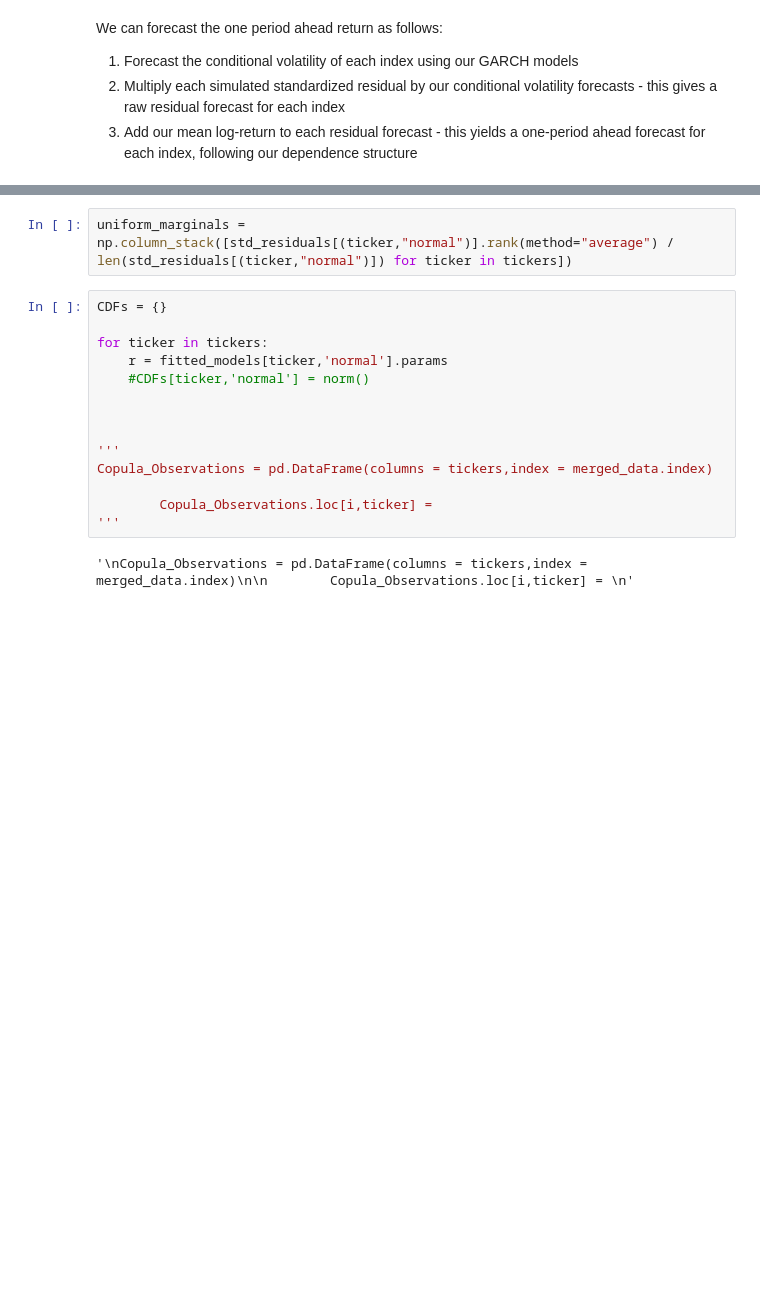
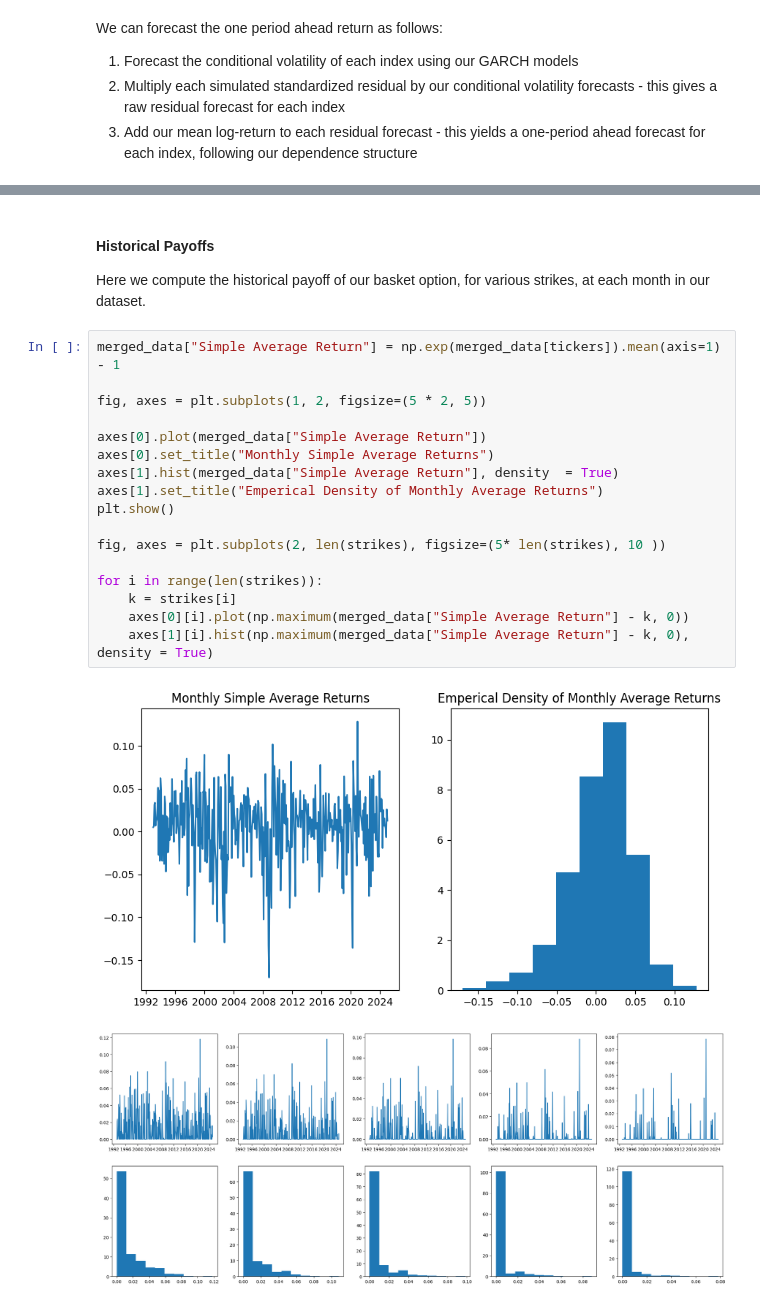
Before and after one commit to somethingwithmuffininit/GARCH-Copula-BasketModel, a Jupyter notebook: program.ipynb, the cells around one changed output, grey strips where cells are left out. Drawn from its saved outputs; the diff is of its cells as text; blank space fills up the shorter version.

```diff
--- a/program.ipynb
+++ b/program.ipynb
@@ -471,18 +678,24 @@ Strike: 0.05 Payoff: 0.0
-# %%
-uniform_marginals = np.column_stack([std_residuals[(ticker,"normal")].rank(method="average") / len(std_residuals[(ticker,"normal")]) for ticker in tickers])
-# %%
-CDFs = {}
-
-for ticker in tickers:
-    r = fitted_models[ticker,'normal'].params
-    #CDFs[ticker,'normal'] = norm()
-
-
-
-'''
-Copula_Observations = pd.DataFrame(columns = tickers,index = merged_data.index)
-
-        Copula_Observations.loc[i,ticker] =
-'''
-# %% [output]
-'\nCopula_Observations = pd.DataFrame(columns = tickers,index = merged_data.index)\n\n        Copula_Observations.loc[i,ticker] = \n'
+# %% [markdown]
+#### Historical Payoffs
+
+Here we compute the historical payoff of our basket option, for various strikes, at each month in our dataset.
+# %%
+merged_data["Simple Average Return"] = np.exp(merged_data[tickers]).mean(axis=1) - 1
+
+fig, axes = plt.subplots(1, 2, figsize=(5 * 2, 5))
+
+axes[0].plot(merged_data["Simple Average Return"])
+axes[0].set_title("Monthly Simple Average Returns")
+axes[1].hist(merged_data["Simple Average Return"], density  = True)
+axes[1].set_title("Emperical Density of Monthly Average Returns")
+plt.show()
+
+fig, axes = plt.subplots(2, len(strikes), figsize=(5* len(strikes), 10 ))
+
+for i in range(len(strikes)):
+    k = strikes[i]
+    axes[0][i].plot(np.maximum(merged_data["Simple Average Return"] - k, 0))
+    axes[1][i].hist(np.maximum(merged_data["Simple Average Return"] - k, 0), density = True)
+# %% [output]
+[figure, added]
+[figure, added]
```
Also changed, not shown: parts of 41 cells of this notebook, 10 other files.
